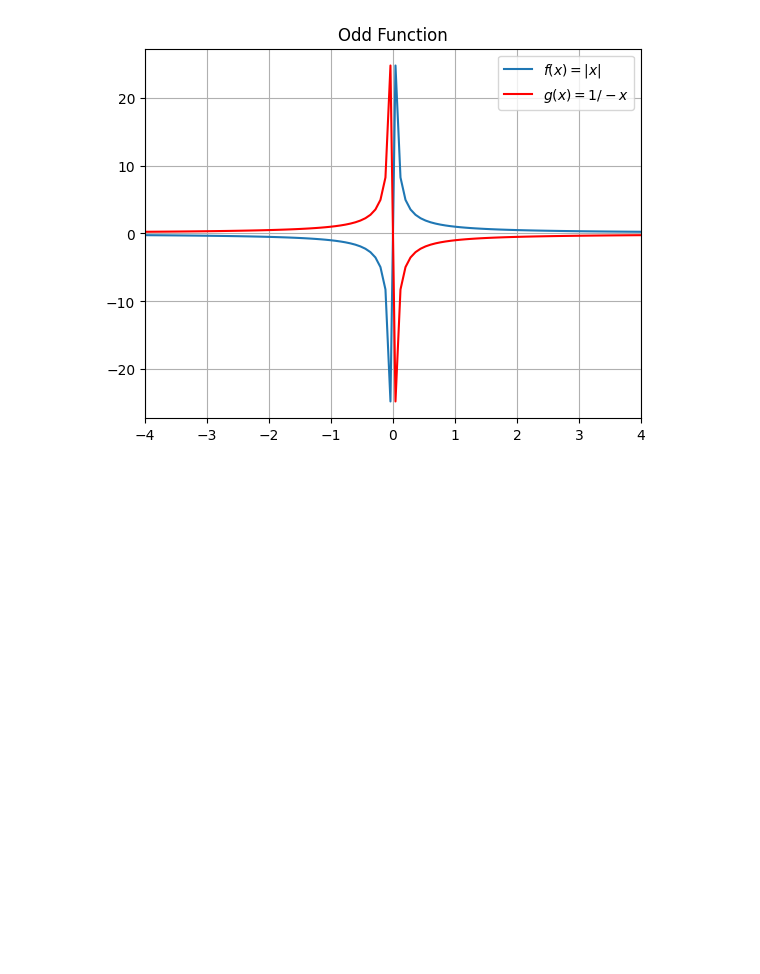
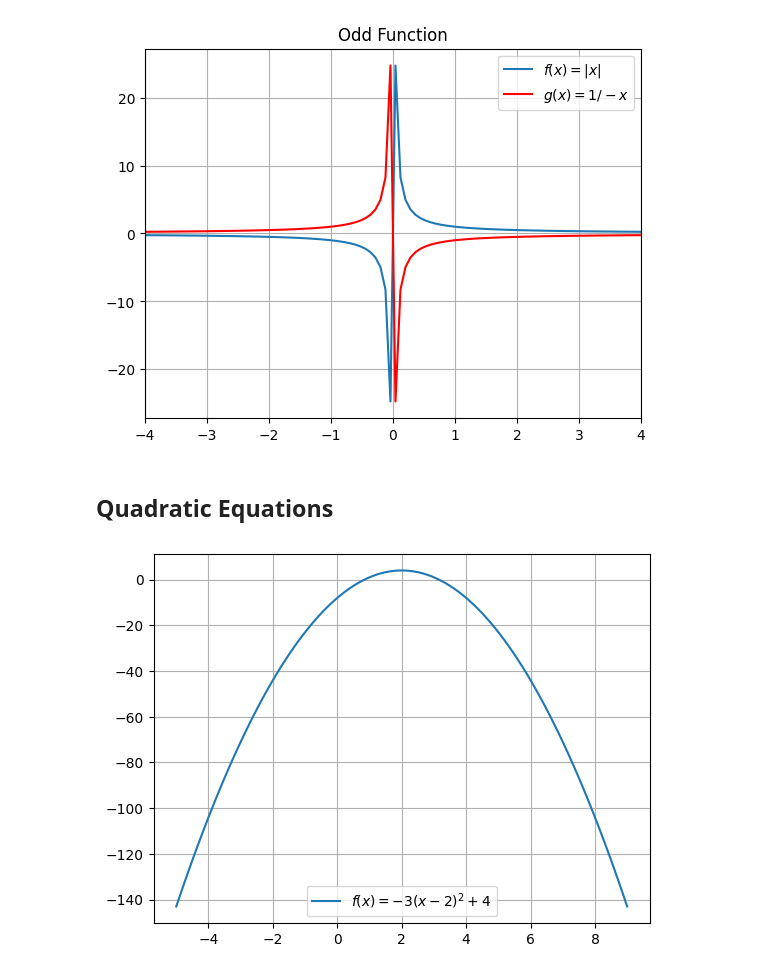
Before and after one commit to nv-mldev/math-bootcamp, a Jupyter notebook: chapters/algebra/scripts.ipynb, the cells around one changed output. Saved outputs shown, nothing was run; the diff lists cells and outputs as text; code cells hidden in the pictures; blank space fills up the shorter version.

```diff
--- a/chapters/algebra/scripts.ipynb
+++ b/chapters/algebra/scripts.ipynb
@@ -147,3 +147,14 @@ plt.legend()
 plt.show()
 # %% [output]
 [figure]
+# %% [markdown]
+## Quadratic Equations
+# %%
+x = np.linspace(-5,9,100)
+y = -3*(x - 2)**2 + 4
+plt.plot(x,y, label='$f(x) = -3(x-2)^{2} + 4$')
+plt.legend()
+plt.grid()
+plt.show()
+# %% [output]
+[figure, added]
```
Also changed, not shown: 27 other files.
